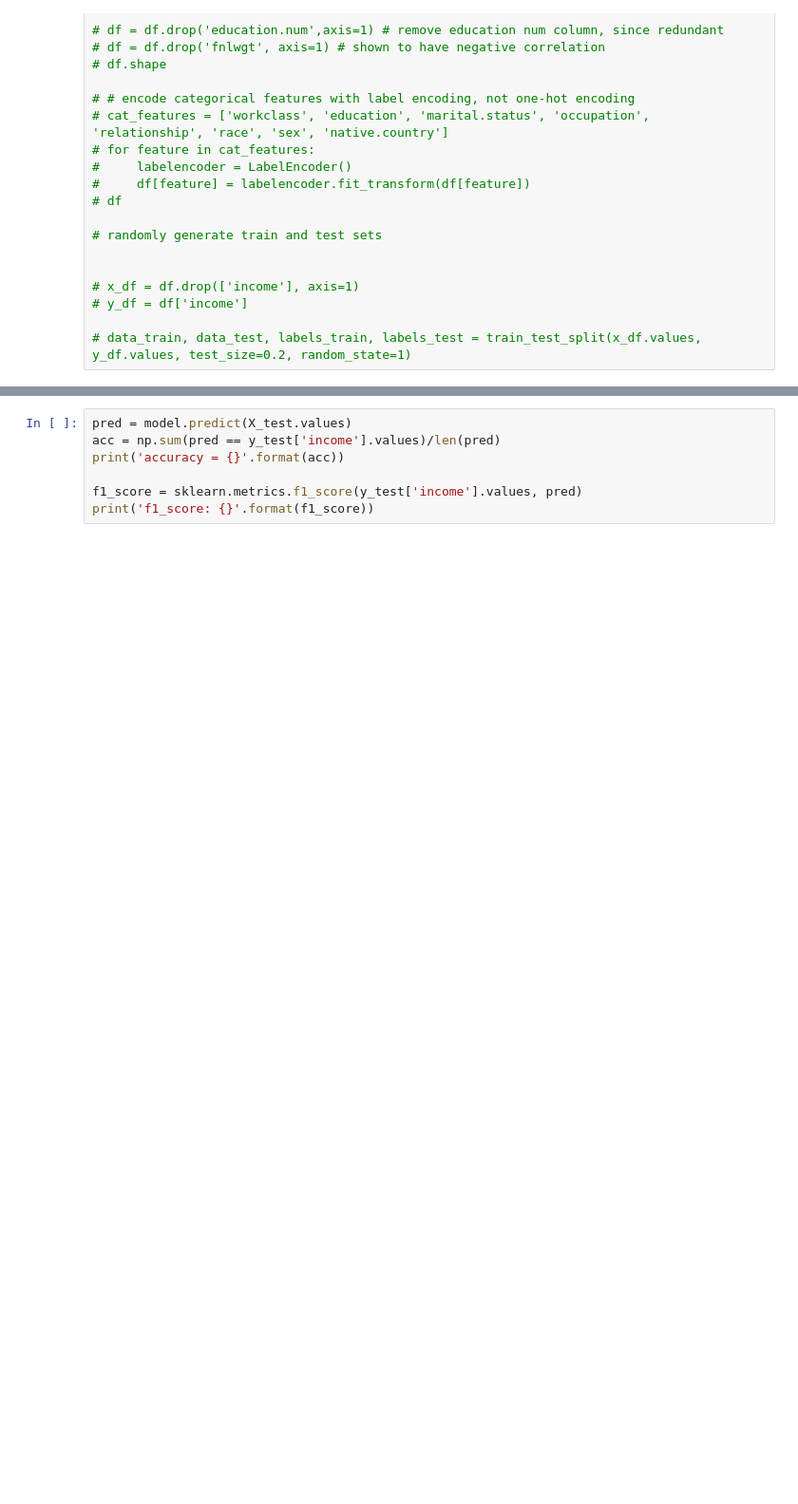
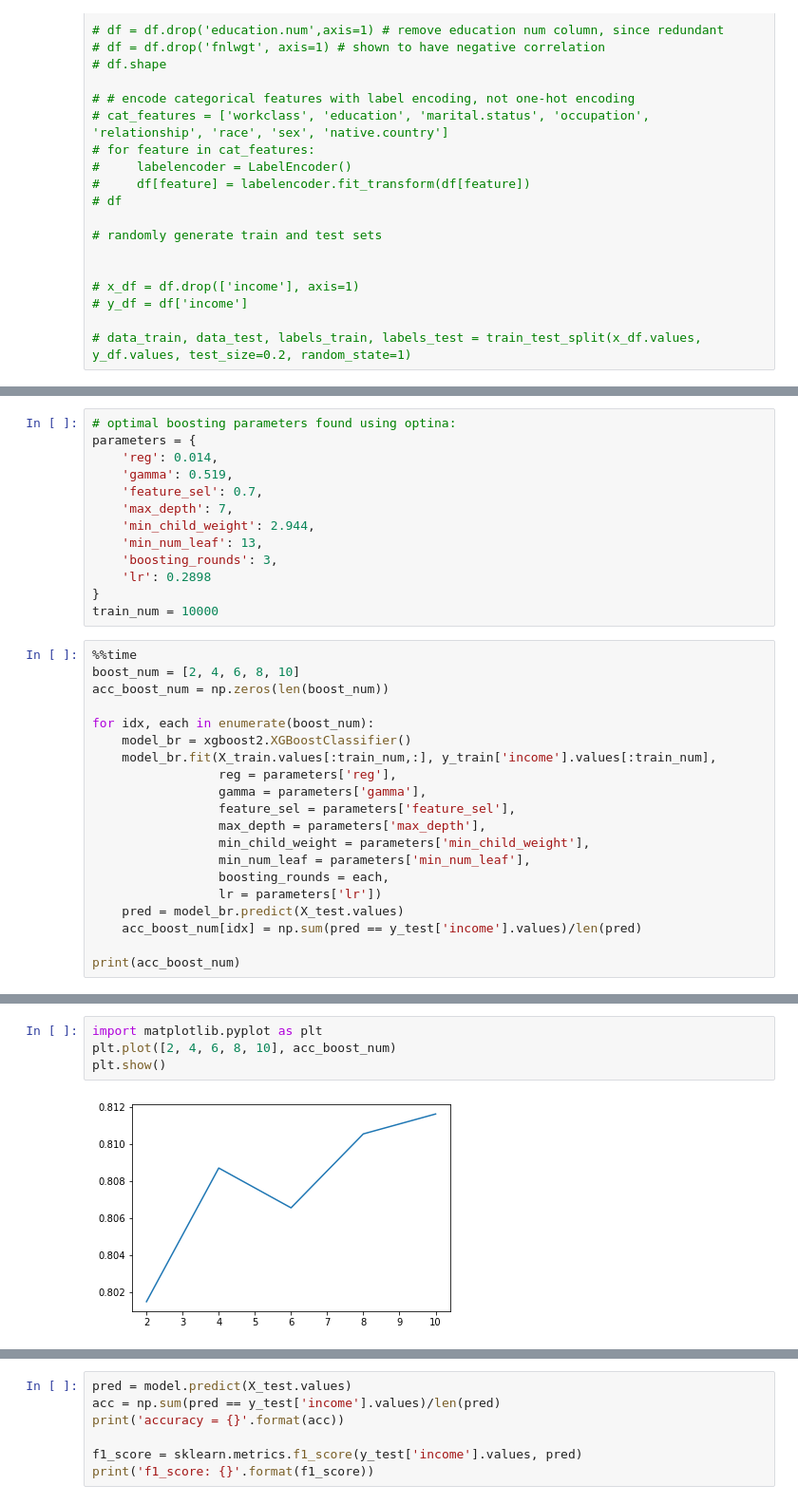
Before and after one commit to avanomen/EECS545-Final-Project, a Jupyter notebook: xgboost2_census.ipynb, the cells around one changed output, grey strips where cells are left out. Shown: that part at 95% size. Drawn from its saved outputs; the diff is of its cells as text; blank space fills up the shorter version.

Commit message:
new tests for census dataset

```diff
--- a/xgboost2_census.ipynb
+++ b/xgboost2_census.ipynb
@@ -268,0 +61,33 @@ training time: 47.77593679428101 min
+# %%
+# optimal boosting parameters found using optina:
+parameters = {
+    'reg': 0.014,
+    'gamma': 0.519,
+    'feature_sel': 0.7,
+    'max_depth': 7,
+    'min_child_weight': 2.944,
+    'min_num_leaf': 13,
+    'boosting_rounds': 3,
+    'lr': 0.2898
+}
+train_num = 10000
+# %%
+%%time
+boost_num = [2, 4, 6, 8, 10]
+acc_boost_num = np.zeros(len(boost_num))
+
+for idx, each in enumerate(boost_num):
+    model_br = xgboost2.XGBoostClassifier()
+    model_br.fit(X_train.values[:train_num,:], y_train['income'].values[:train_num],
+                 reg = parameters['reg'],
+                 gamma = parameters['gamma'],
+                 feature_sel = parameters['feature_sel'],
+                 max_depth = parameters['max_depth'],
+                 min_child_weight = parameters['min_child_weight'],
+                 min_num_leaf = parameters['min_num_leaf'],
+                 boosting_rounds = each,
+                 lr = parameters['lr'])
+    pred = model_br.predict(X_test.values)
+    acc_boost_num[idx] = np.sum(pred == y_test['income'].values)/len(pred)
+
+print(acc_boost_num)
@@ -268,0 +112,6 @@ training time: 47.77593679428101 min
+# %%
+import matplotlib.pyplot as plt
+plt.plot([2, 4, 6, 8, 10], acc_boost_num)
+plt.show()
+# %% [output]
+[figure, added]
```
Also changed, not shown: parts of 18 cells of this notebook, 3 other files.
